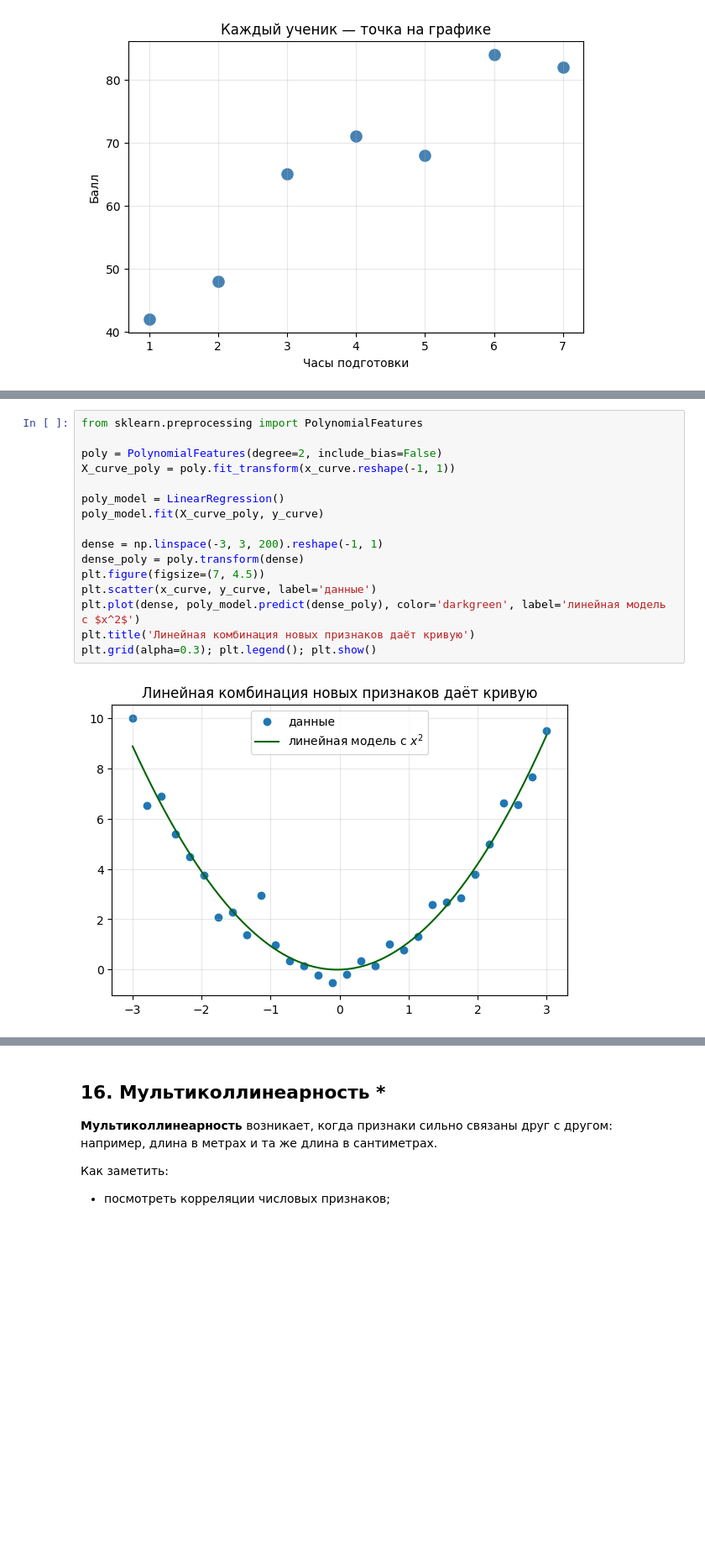
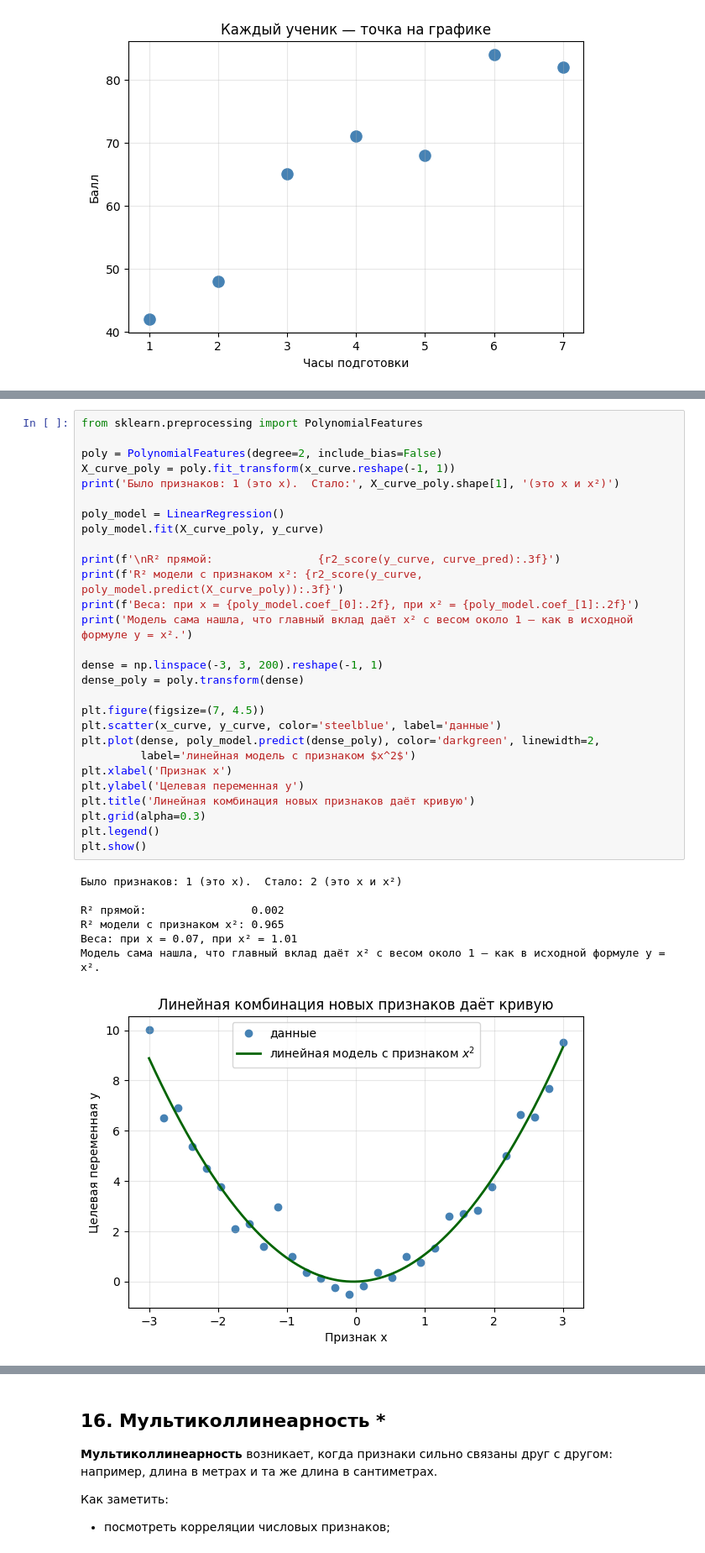
Before and after one commit to gurovic/ml-speckurs, a Jupyter notebook: Урок_25_Линейная_регрессия_Теория/Урок_25_Линейная_регрессия.ipynb, the cells around one changed output, grey strips where cells are left out. Shown at 84% size. Drawn from its saved outputs; the diff is of its cells as text; blank space fills up the shorter version.

```diff
--- a/Урок_25_Линейная_регрессия_Теория/Урок_25_Линейная_регрессия.ipynb
+++ b/Урок_25_Линейная_регрессия_Теория/Урок_25_Линейная_регрессия.ipynb
@@ -378,21 +644,39 @@ $$\hat y=w_1x+w_2x^2+b.$$
 # %%
 from sklearn.preprocessing import PolynomialFeatures
 
 poly = PolynomialFeatures(degree=2, include_bias=False)
 X_curve_poly = poly.fit_transform(x_curve.reshape(-1, 1))
+print('Было признаков: 1 (это x).  Стало:', X_curve_poly.shape[1], '(это x и x²)')
 
 poly_model = LinearRegression()
 poly_model.fit(X_curve_poly, y_curve)
 
+print(f'\nR² прямой:                {r2_score(y_curve, curve_pred):.3f}')
+print(f'R² модели с признаком x²: {r2_score(y_curve, poly_model.predict(X_curve_poly)):.3f}')
+print(f'Веса: при x = {poly_model.coef_[0]:.2f}, при x² = {poly_model.coef_[1]:.2f}')
+print('Модель сама нашла, что главный вклад даёт x² с весом около 1 — как в исходной формуле y = x².')
+
 dense = np.linspace(-3, 3, 200).reshape(-1, 1)
 dense_poly = poly.transform(dense)
+
 plt.figure(figsize=(7, 4.5))
-plt.scatter(x_curve, y_curve, label='данные')
-plt.plot(dense, poly_model.predict(dense_poly), color='darkgreen', label='линейная модель с $x^2$')
+plt.scatter(x_curve, y_curve, color='steelblue', label='данные')
+plt.plot(dense, poly_model.predict(dense_poly), color='darkgreen', linewidth=2,
+         label='линейная модель с признаком $x^2$')
+plt.xlabel('Признак x')
+plt.ylabel('Целевая переменная y')
 plt.title('Линейная комбинация новых признаков даёт кривую')
-plt.grid(alpha=0.3); plt.legend(); plt.show()
+plt.grid(alpha=0.3)
+plt.legend()
+plt.show()
 # %% [output]
+Было признаков: 1 (это x).  Стало: 2 (это x и x²)
+
+R² прямой:                0.002
+R² модели с признаком x²: 0.965
+Веса: при x = 0.07, при x² = 1.01
+Модель сама нашла, что главный вклад даёт x² с весом около 1 — как в исходной формуле y = x².
-[figure, old version]
+[figure, new version]
 # %% [markdown]
 ## 12. Когда линейная модель переобучается
 
```
Also changed, not shown: parts of 35 cells of this notebook, 7 other files.
